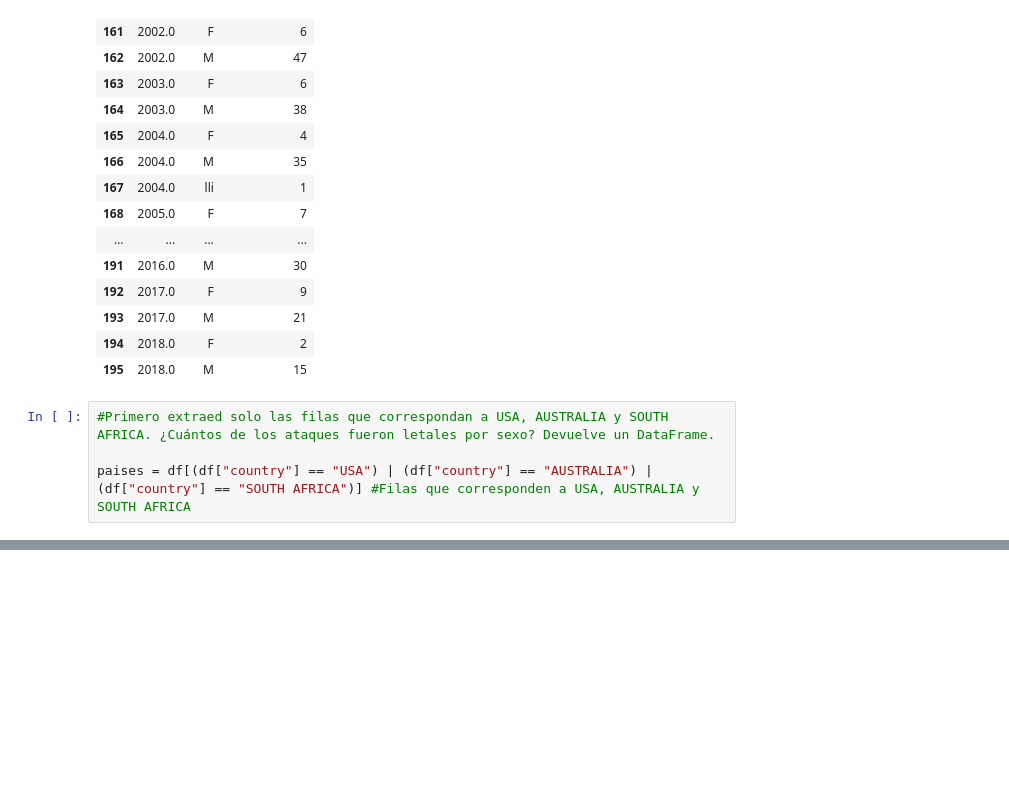
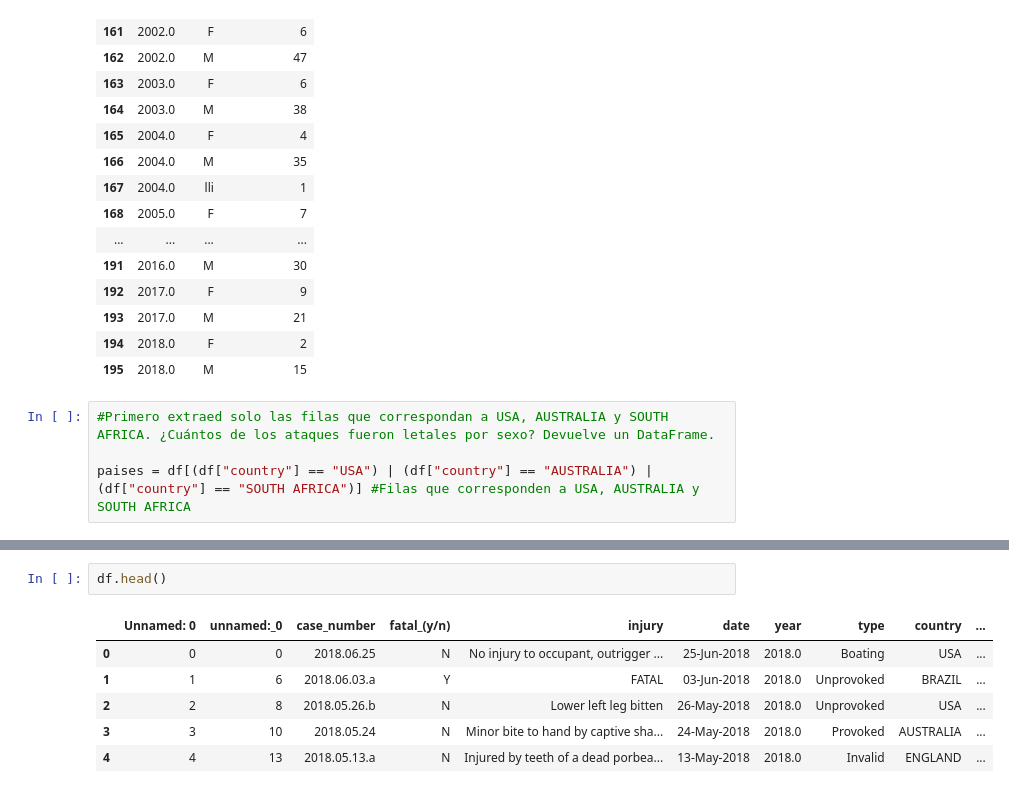
Before and after one commit to Adalab/Adalab-DA-promo-b-modulo-2-sprint-1-Ariana-Vero, a Jupyter notebook: Pandas/pandas6/Pandas6.ipynb, the cells around one changed output, grey strips where cells are left out. Saved outputs shown, nothing was run; the diff lists cells and outputs as text; blank space fills up the shorter version.

```diff
--- a/Pandas/pandas6/Pandas6.ipynb
+++ b/Pandas/pandas6/Pandas6.ipynb
@@ -98,2 +117,11 @@ dfa = df[paises & letales]
+# %%
+df.head()
+# %% [output]
+|  | Unnamed: 0 | unnamed:_0 | case_number | fatal_(y/n) | injury | date | year | type | country | ... |
+| 0 | 0 | 0 | 2018.06.25 | N | No injury to occupant, outrigger ... | 25-Jun-2018 | 2018.0 | Boating | USA | ... |
+| 1 | 1 | 6 | 2018.06.03.a | Y | FATAL | 03-Jun-2018 | 2018.0 | Unprovoked | BRAZIL | ... |
+| 2 | 2 | 8 | 2018.05.26.b | N | Lower left leg bitten | 26-May-2018 | 2018.0 | Unprovoked | USA | ... |
+| 3 | 3 | 10 | 2018.05.24 | N | Minor bite to hand by captive sha... | 24-May-2018 | 2018.0 | Provoked | AUSTRALIA | ... |
+| 4 | 4 | 13 | 2018.05.13.a | N | Injured by teeth of a dead porbea... | 13-May-2018 | 2018.0 | Invalid | ENGLAND | ... |
 # %%
 #¿Qué y cuántos tipos de ataques hubo por país?
```
Also changed, not shown: parts of 4 cells of this notebook.
